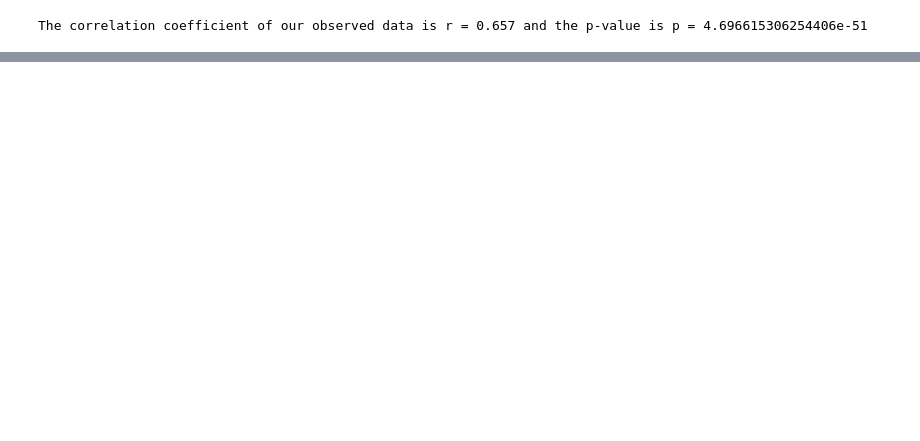
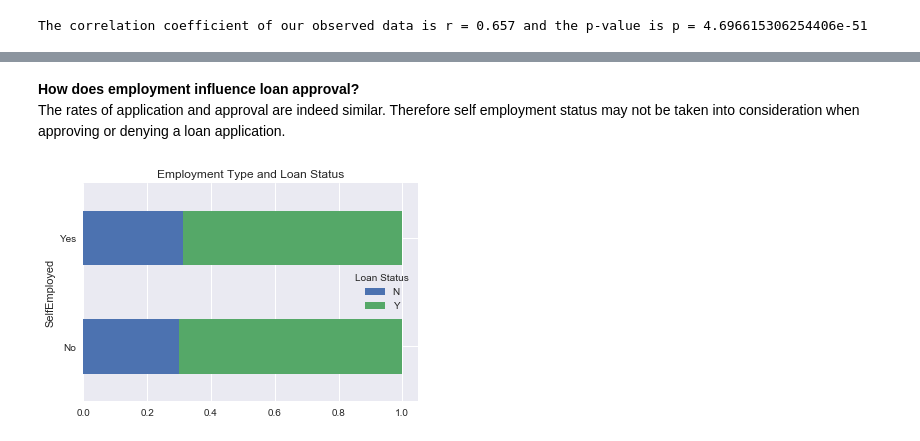
Before and after one commit to sedale33/Springboard, a Jupyter notebook: CP1HomeLoan.ipynb, the cells around one changed output, grey strips where cells are left out. Cells and saved outputs as stored; diff of their text form; code cells hidden in the pictures; blank space fills up the shorter version.

```diff
--- a/CP1HomeLoan.ipynb
+++ b/CP1HomeLoan.ipynb
@@ -511,0 +371,10 @@ Name: PropertyArea, dtype: float64
+# %% [markdown]
+**How does employment influence loan approval?**<br>
+The rates of application and approval are indeed similar. Therefore self employment status may not be taken into consideration when approving or denying a loan application.
+# %%
+df3.groupby(['SelfEmployed','LoanStatus']).size().groupby(level=[0]).apply(lambda x: x / x.sum()).unstack().plot.barh(stacked=True, rot=0)
+plt.title('Employment Type and Loan Status')
+plt.legend(title='Loan Status')
+plt.show()
+# %% [output]
+[figure, added]
```
Also changed, not shown: parts of 45 cells of this notebook.
